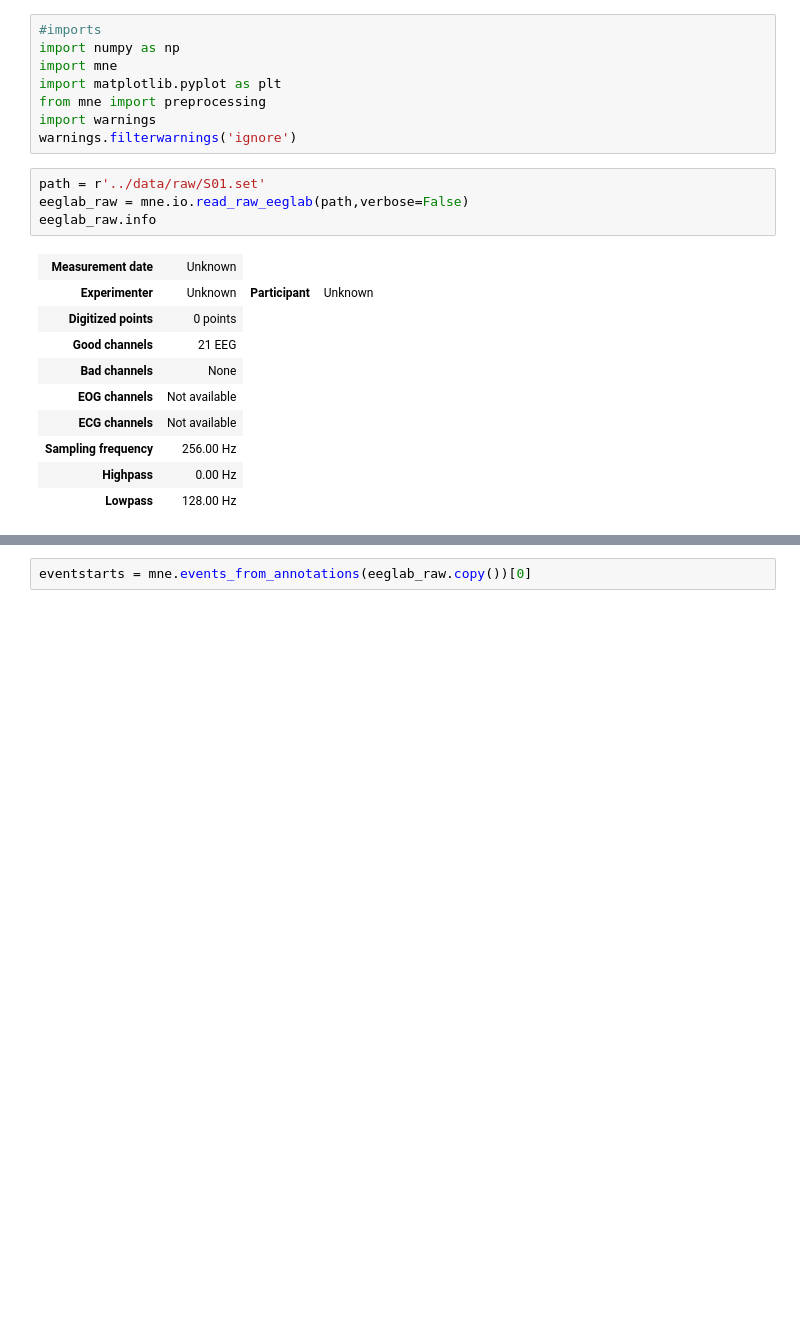
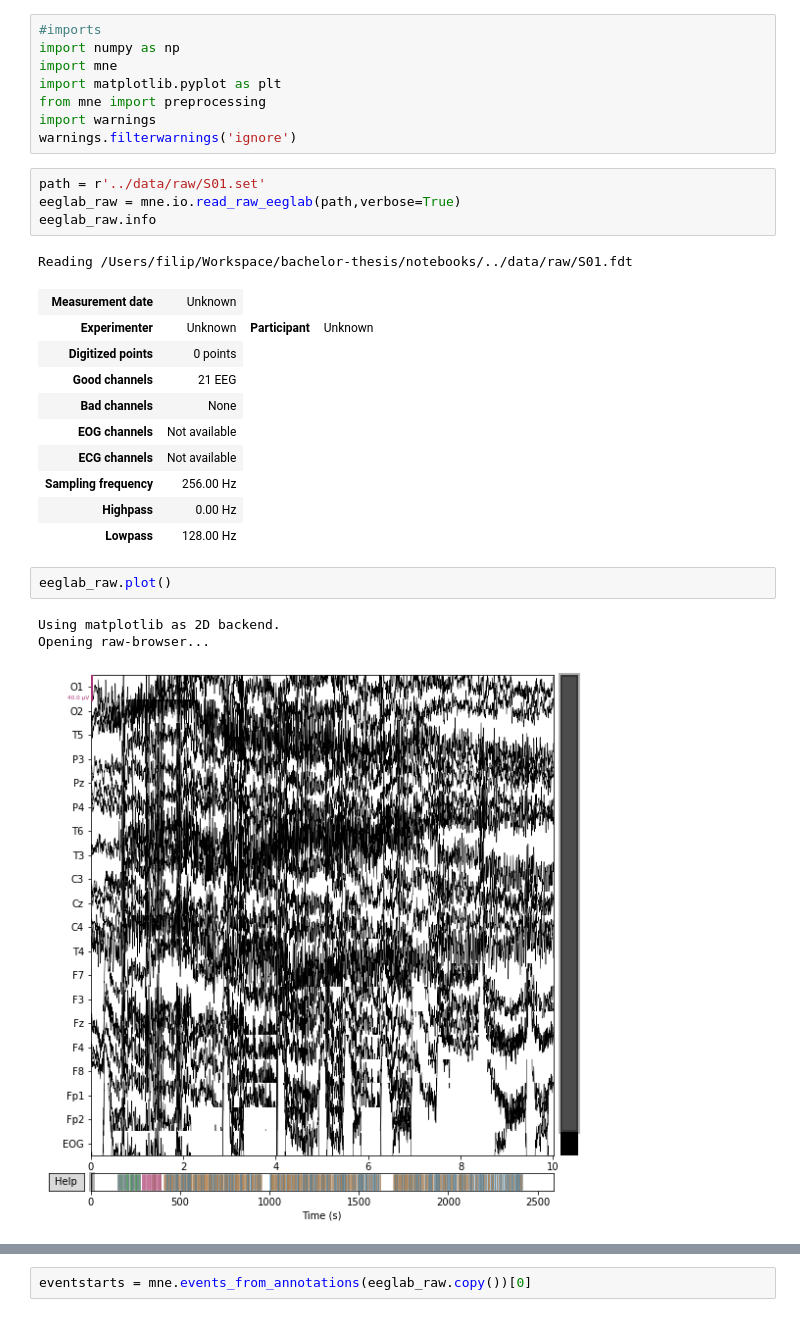
Before and after one commit to FilipFrak/bachelor-thesis, a Jupyter notebook: notebooks/experiments.ipynb, the cells around one changed output, grey strips where cells are left out. Drawn from its saved outputs; the diff is of its cells as text; blank space fills up the shorter version.

```diff
--- a/notebooks/experiments.ipynb
+++ b/notebooks/experiments.ipynb
@@ -10,9 +10,10 @@ import warnings
 warnings.filterwarnings('ignore')
 # %%
 path = r'../data/raw/S01.set'
-eeglab_raw = mne.io.read_raw_eeglab(path,verbose=False)
+eeglab_raw = mne.io.read_raw_eeglab(path,verbose=True)
 eeglab_raw.info
 # %% [output]
+Reading /Users/filip/Workspace/bachelor-thesis/notebooks/../data/raw/S01.fdt
 | Measurement date | Unknown |
 | Experimenter | Unknown | Participant | Unknown |
 | Digitized points | 0 points |
@@ -23,3 +24,9 @@ eeglab_raw.info
 | Sampling frequency | 256.00 Hz |
 | Highpass | 0.00 Hz |
 | Lowpass | 128.00 Hz |
+# %%
+eeglab_raw.plot()
+# %% [output]
+Using matplotlib as 2D backend.
+Opening raw-browser...
+[figure, added]
```
Also changed, not shown: parts of 1 cell of this notebook, 4 other files.
